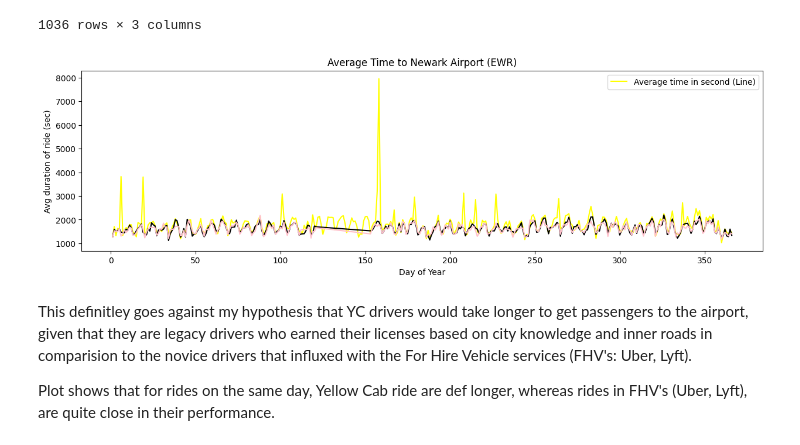
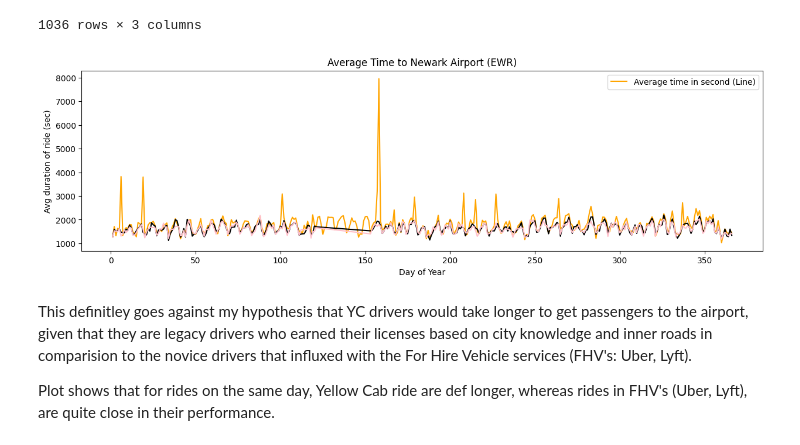
Before and after one commit to Krinnik/ny_ride_fair_optimization, a Jupyter notebook: zain_folder/Airport_Prediction.ipynb, the cells around one changed output. Drawn from its saved outputs; the diff is of its cells as text; code cells hidden in the pictures.

```diff
--- a/zain_folder/Airport_Prediction.ipynb
+++ b/zain_folder/Airport_Prediction.ipynb
@@ -176,7 +164,7 @@ NOTE: In May 2024 Uber and Lyft implemented 'lockouts', a policy to restrict acc
 # %%
 #Trying to understand now which TNC is the fastest by average to get users to the airport (LAG)
 avg_time = tnc_grouped_df['ride_length'].mean()
-avg_time_df = pd.DataFrame(avg_time_df).reset_index()
+avg_time_df = pd.DataFrame(avg_time).reset_index()
 avg_time_df
 # %% [output]
 |  | service | day_of_year | ride_length |
@@ -195,29 +183,29 @@ avg_time_df
 # %%
 # Plotting to see what the average time to the airport takes
 yc_avg_time = avg_time_df[avg_time_df['service'] == 0]
 uber_avg_time = avg_time_df[avg_time_df['service'] ==1]
 lyft_avg_time = avg_time_df[avg_time_df['service'] ==2]
 
 
 fig1, ax = plt.subplots()
 
 # Plot the line chart for Yellow Cab
-yc_avg_time.plot(x='day_of_year', y='ride_length', kind='line', figsize=(15,4), color='yellow', ax=ax)
+yc_avg_time.plot(x='day_of_year', y='ride_length', kind='line', figsize=(15,4), color='orange', ax=ax)
 
 # Plot the line chart for Uber
 uber_avg_time.plot(x='day_of_year', y='ride_length', kind='line', figsize=(15,4), color='black', ax=ax)
 
 # Plot the line chart for lyft
 lyft_avg_time.plot(x='day_of_year', y='ride_length', kind='line', figsize=(15,4), color='pink', ax=ax)
 
 # Customize the plot (optional)
 plt.xlabel('Day of Year')
 plt.ylabel('Avg duration of ride (sec)')
 plt.title('Average Time to Newark Airport (EWR)')
 plt.legend(['Average time in second (Line)'])
 plt.show()
 # %% [output]
-[figure, old version]
+[figure, new version]
 # %% [markdown]
 This definitley goes against my hypothesis that YC drivers would take longer to get passengers to the airport, given that they are legacy drivers who earned their licenses based on city knowledge and inner roads in comparision to the novice drivers that influxed with the For Hire Vehicle services (FHV's: Uber, Lyft).
 
```
Also changed, not shown: parts of 4 cells of this notebook.
